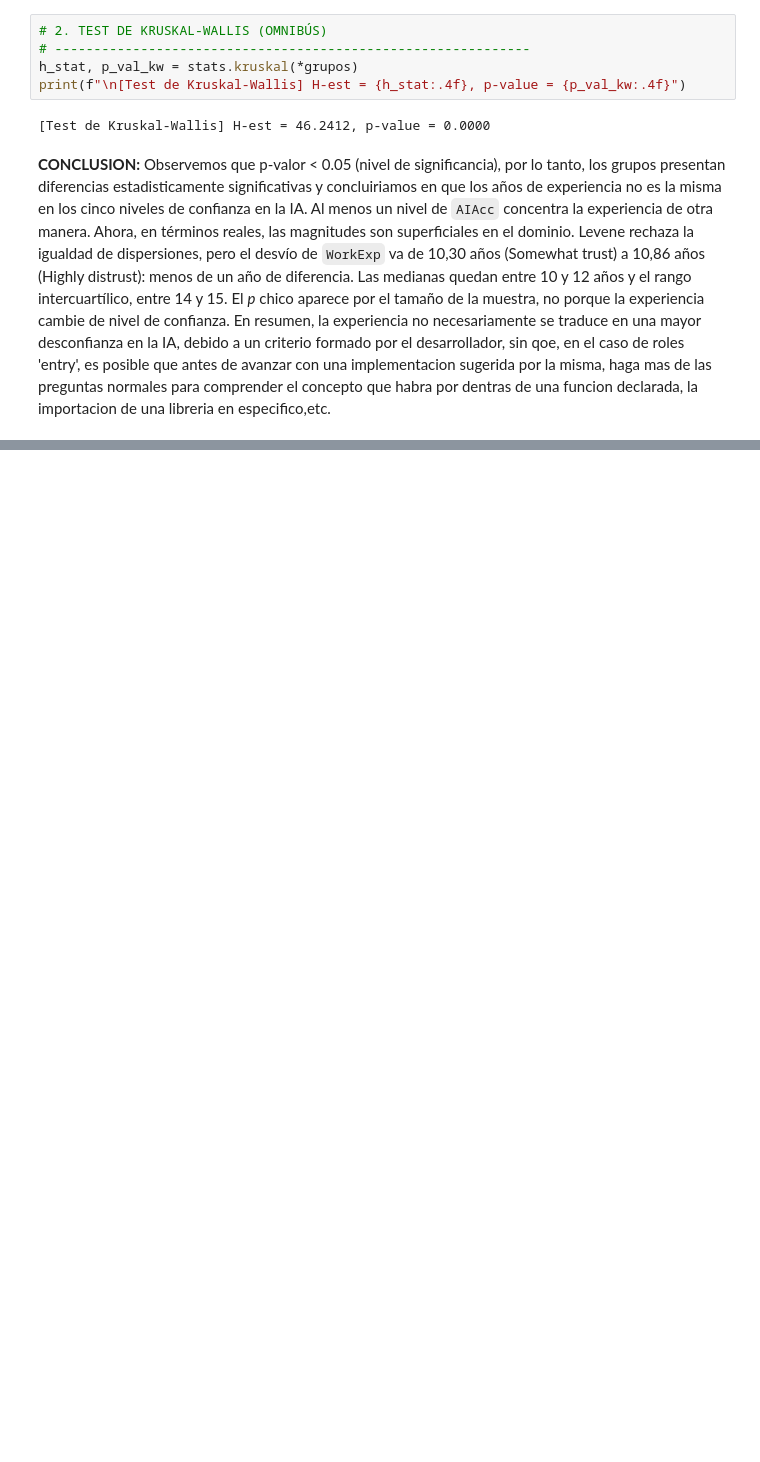
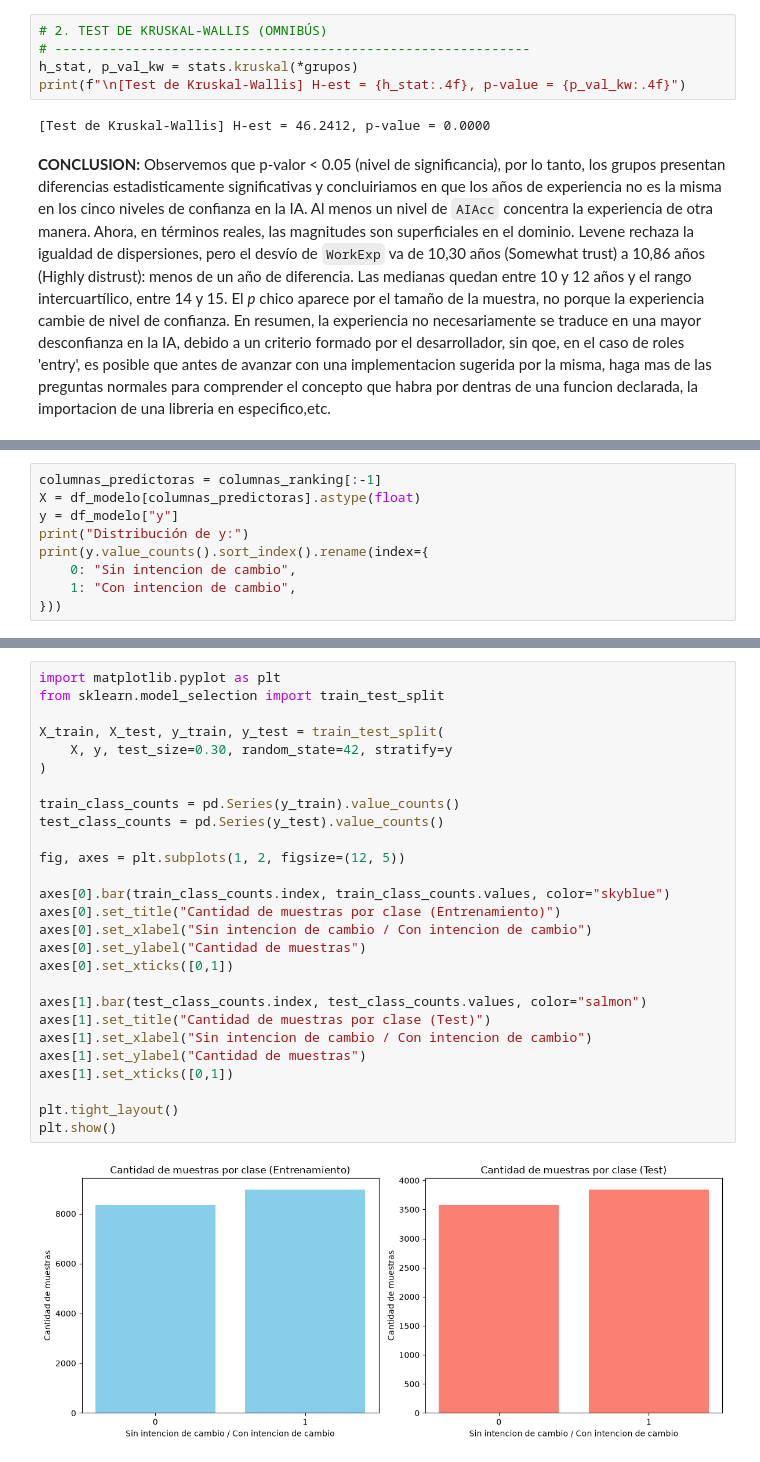
Before and after one commit to MateoGarrido13/StackOverflow-G23, a Jupyter notebook: Grupo23-Fund_C_Datos-StackOverflow.ipynb, the cells around one changed output, grey strips where cells are left out. Cells and saved outputs as stored; diff of their text form; blank space fills up the shorter version.

```diff
--- a/Grupo23-Fund_C_Datos-StackOverflow.ipynb
+++ b/Grupo23-Fund_C_Datos-StackOverflow.ipynb
@@ -1077,0 +1168,9 @@ En resumen, la experiencia no necesariamente se traduce en una mayor desconfianz
+# %%
+columnas_predictoras = columnas_ranking[:-1]
+X = df_modelo[columnas_predictoras].astype(float)
+y = df_modelo["y"]
+print("Distribución de y:")
+print(y.value_counts().sort_index().rename(index={
+    0: "Sin intencion de cambio",
+    1: "Con intencion de cambio",
+}))
@@ -1077,0 +1189,29 @@ En resumen, la experiencia no necesariamente se traduce en una mayor desconfianz
+# %%
+import matplotlib.pyplot as plt
+from sklearn.model_selection import train_test_split
+
+X_train, X_test, y_train, y_test = train_test_split(
+    X, y, test_size=0.30, random_state=42, stratify=y
+)
+
+train_class_counts = pd.Series(y_train).value_counts()
+test_class_counts = pd.Series(y_test).value_counts()
+
+fig, axes = plt.subplots(1, 2, figsize=(12, 5))
+
+axes[0].bar(train_class_counts.index, train_class_counts.values, color="skyblue")
+axes[0].set_title("Cantidad de muestras por clase (Entrenamiento)")
+axes[0].set_xlabel("Sin intencion de cambio / Con intencion de cambio")
+axes[0].set_ylabel("Cantidad de muestras")
+axes[0].set_xticks([0,1])
+
+axes[1].bar(test_class_counts.index, test_class_counts.values, color="salmon")
+axes[1].set_title("Cantidad de muestras por clase (Test)")
+axes[1].set_xlabel("Sin intencion de cambio / Con intencion de cambio")
+axes[1].set_ylabel("Cantidad de muestras")
+axes[1].set_xticks([0,1])
+
+plt.tight_layout()
+plt.show()
+# %% [output]
+[figure, added]
```
Also changed, not shown: parts of 18 cells of this notebook.
